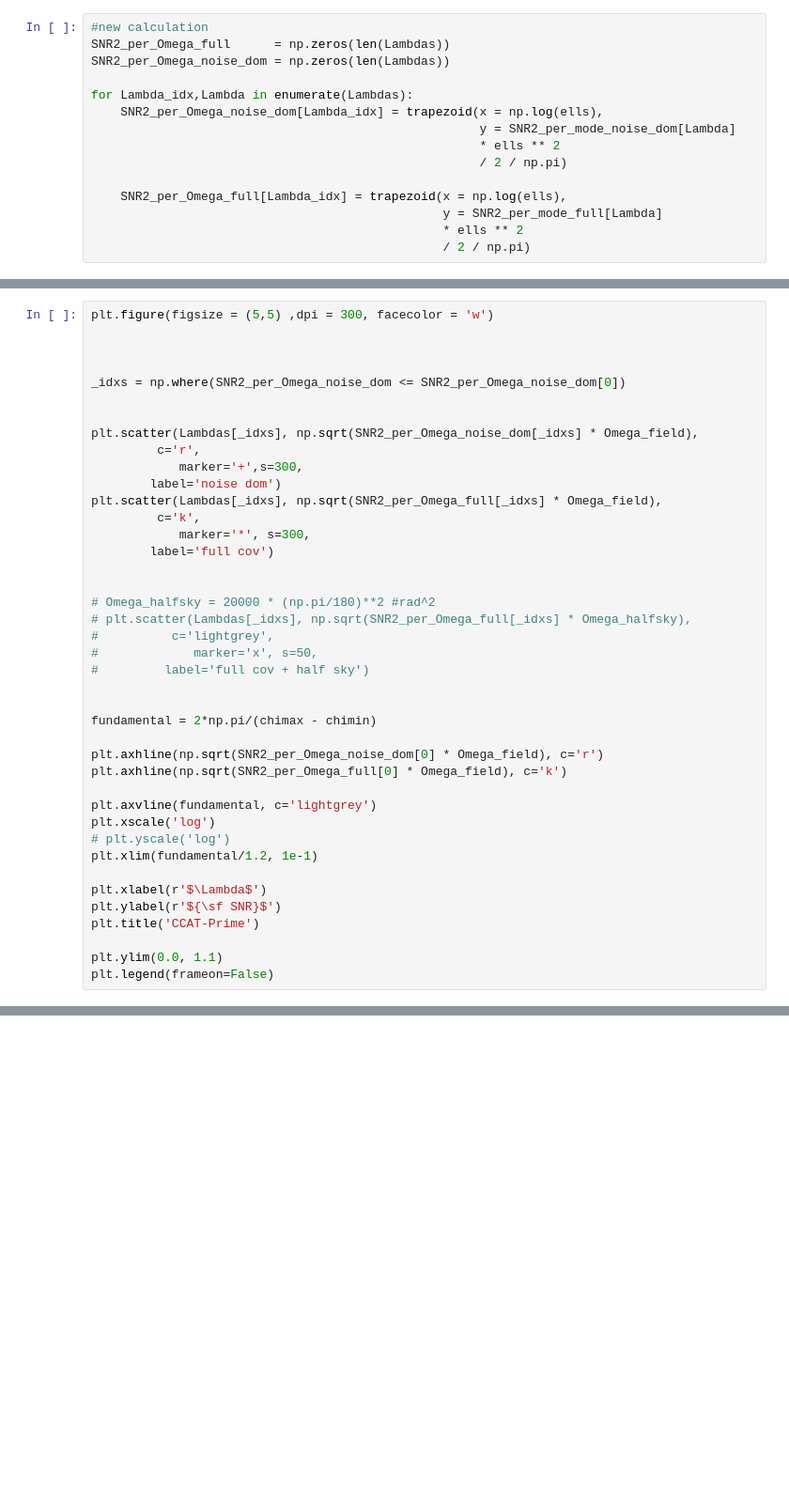
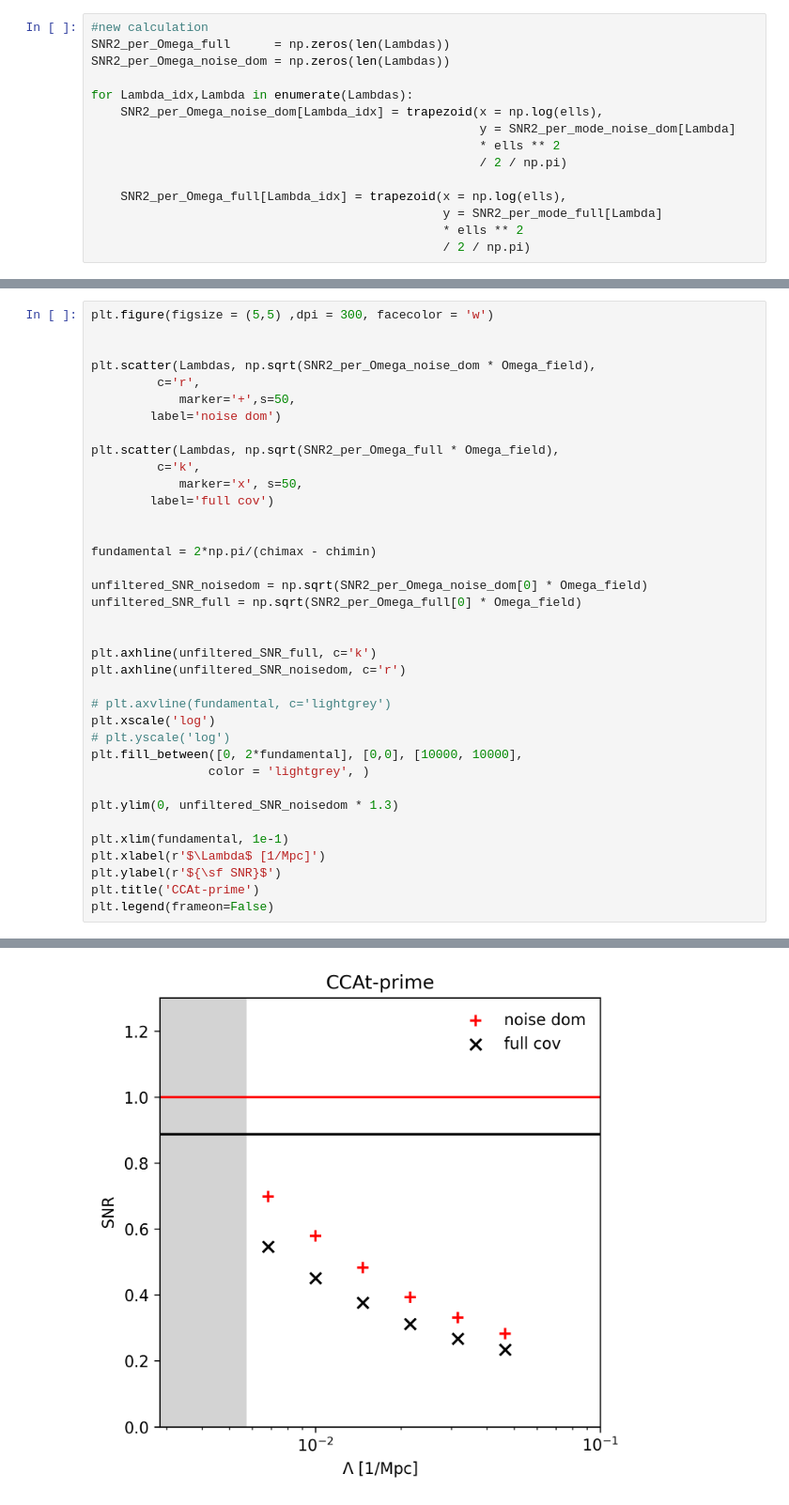
Before and after one commit to DelonShen/LIMxCMBL, a Jupyter notebook: 011.000.2025-02-25.CCAT-prime-snr.ipynb, the cells around one changed output, grey strips where cells are left out. Shown at 94% size. Saved outputs shown, nothing was run; the diff lists cells and outputs as text; blank space fills up the shorter version.

```diff
--- a/011.000.2025-02-25.CCAT-prime-snr.ipynb
+++ b/011.000.2025-02-25.CCAT-prime-snr.ipynb
@@ -301,40 +292,37 @@ for Lambda_idx,Lambda in enumerate(Lambdas):
 plt.figure(figsize = (5,5) ,dpi = 300, facecolor = 'w')
 
 
+plt.scatter(Lambdas, np.sqrt(SNR2_per_Omega_noise_dom * Omega_field),
+         c='r',
+            marker='+',s=50,
+        label='noise dom')
 
-_idxs = np.where(SNR2_per_Omega_noise_dom <= SNR2_per_Omega_noise_dom[0])
-
-
-plt.scatter(Lambdas[_idxs], np.sqrt(SNR2_per_Omega_noise_dom[_idxs] * Omega_field),
-         c='r',
-            marker='+',s=300,
-        label='noise dom')
-plt.scatter(Lambdas[_idxs], np.sqrt(SNR2_per_Omega_full[_idxs] * Omega_field),
+plt.scatter(Lambdas, np.sqrt(SNR2_per_Omega_full * Omega_field),
          c='k',
-            marker='*', s=300,
+            marker='x', s=50,
         label='full cov')
-
-
-# Omega_halfsky = 20000 * (np.pi/180)**2 #rad^2
-# plt.scatter(Lambdas[_idxs], np.sqrt(SNR2_per_Omega_full[_idxs] * Omega_halfsky),
-#          c='lightgrey',
-#             marker='x', s=50,
-#         label='full cov + half sky')
 
 
 fundamental = 2*np.pi/(chimax - chimin)
 
-plt.axhline(np.sqrt(SNR2_per_Omega_noise_dom[0] * Omega_field), c='r')
-plt.axhline(np.sqrt(SNR2_per_Omega_full[0] * Omega_field), c='k')
+unfiltered_SNR_noisedom = np.sqrt(SNR2_per_Omega_noise_dom[0] * Omega_field)
+unfiltered_SNR_full = np.sqrt(SNR2_per_Omega_full[0] * Omega_field)
 
-plt.axvline(fundamental, c='lightgrey')
+
+plt.axhline(unfiltered_SNR_full, c='k')
+plt.axhline(unfiltered_SNR_noisedom, c='r')
+
+# plt.axvline(fundamental, c='lightgrey')
 plt.xscale('log')
 # plt.yscale('log')
-plt.xlim(fundamental/1.2, 1e-1)
+plt.fill_between([0, 2*fundamental], [0,0], [10000, 10000],
+                color = 'lightgrey', )
 
-plt.xlabel(r'$\Lambda$')
+plt.ylim(0, unfiltered_SNR_noisedom * 1.3)
+
+plt.xlim(fundamental, 1e-1)
+plt.xlabel(r'$\Lambda$ [1/Mpc]')
 plt.ylabel(r'${\sf SNR}$')
-plt.title('CCAT-Prime')
-
-plt.ylim(0.0, 1.1)
+plt.title('CCAt-prime')
 plt.legend(frameon=False)
+# %% [output]
@@ -340,0 +330 @@ plt.legend(frameon=False)
+[figure, added]
```
Also changed, not shown: parts of 14 cells of this notebook, 15 other files.
